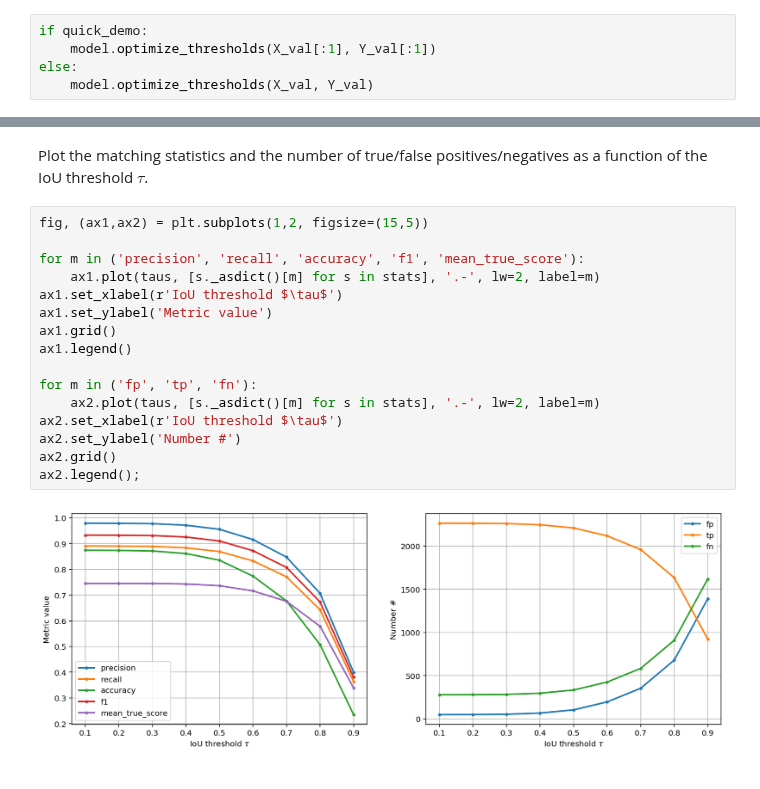
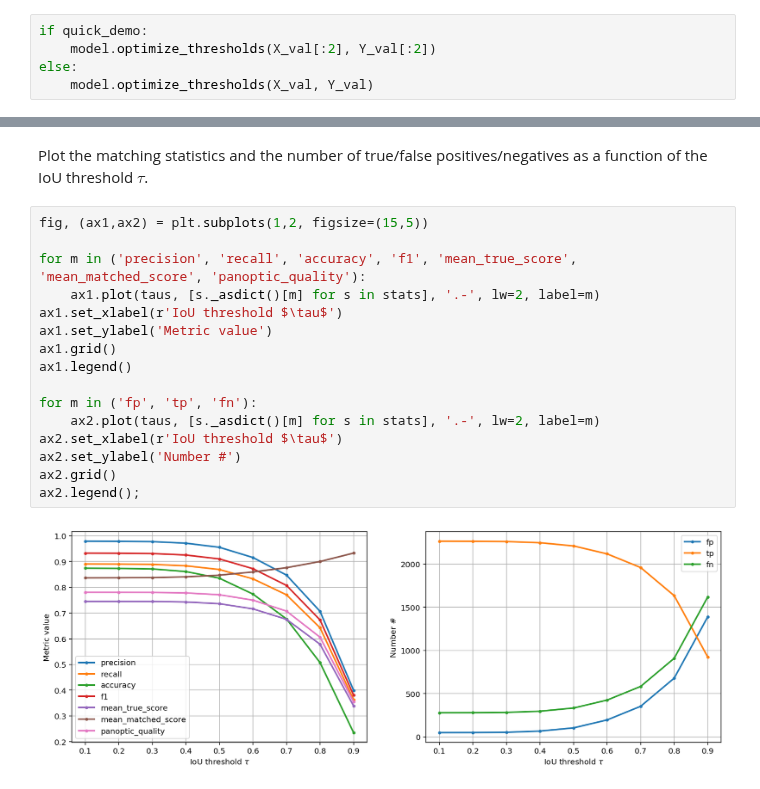
Before and after one commit to stardist/stardist, a Jupyter notebook: examples/2D/2_training.ipynb, the cells around one changed output, grey strips where cells are left out. Cells and saved outputs as stored; diff of their text form.

```diff
--- a/examples/2D/2_training.ipynb
+++ b/examples/2D/2_training.ipynb
@@ -260,7 +254,7 @@ Using default values: prob_thresh=0.486166, nms_thresh=0.5.
 While the default values for the probability and non-maximum suppression thresholds already yield good results in many cases, we still recommend to adapt the thresholds to your data. The optimized threshold values are saved to disk and will be automatically loaded with the model.
 # %%
 if quick_demo:
-    model.optimize_thresholds(X_val[:1], Y_val[:1])
+    model.optimize_thresholds(X_val[:2], Y_val[:2])
 else:
     model.optimize_thresholds(X_val, Y_val)
 # %% [output]
@@ -304,18 +300,18 @@ Plot the matching statistics and the number of true/false positives/negatives as
 # %%
 fig, (ax1,ax2) = plt.subplots(1,2, figsize=(15,5))
 
-for m in ('precision', 'recall', 'accuracy', 'f1', 'mean_true_score'):
+for m in ('precision', 'recall', 'accuracy', 'f1', 'mean_true_score', 'mean_matched_score', 'panoptic_quality'):
     ax1.plot(taus, [s._asdict()[m] for s in stats], '.-', lw=2, label=m)
 ax1.set_xlabel(r'IoU threshold $\tau$')
 ax1.set_ylabel('Metric value')
 ax1.grid()
 ax1.legend()
 
 for m in ('fp', 'tp', 'fn'):
     ax2.plot(taus, [s._asdict()[m] for s in stats], '.-', lw=2, label=m)
 ax2.set_xlabel(r'IoU threshold $\tau$')
 ax2.set_ylabel('Number #')
 ax2.grid()
 ax2.legend();
 # %% [output]
-[figure, old version]
+[figure, new version]
```
Also changed, not shown: parts of 12 cells of this notebook, 1 other file.
